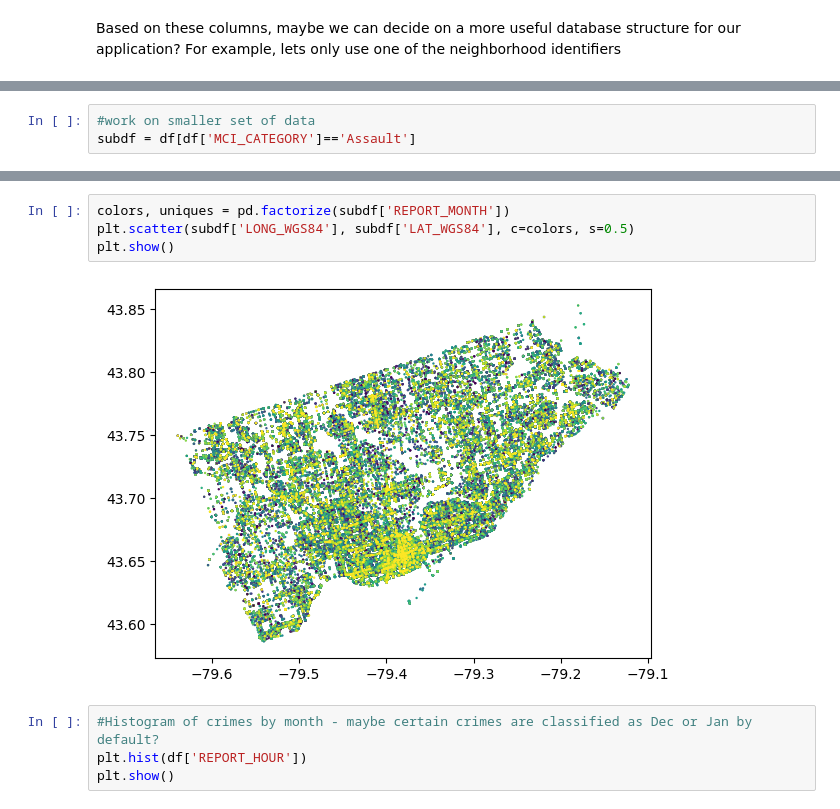
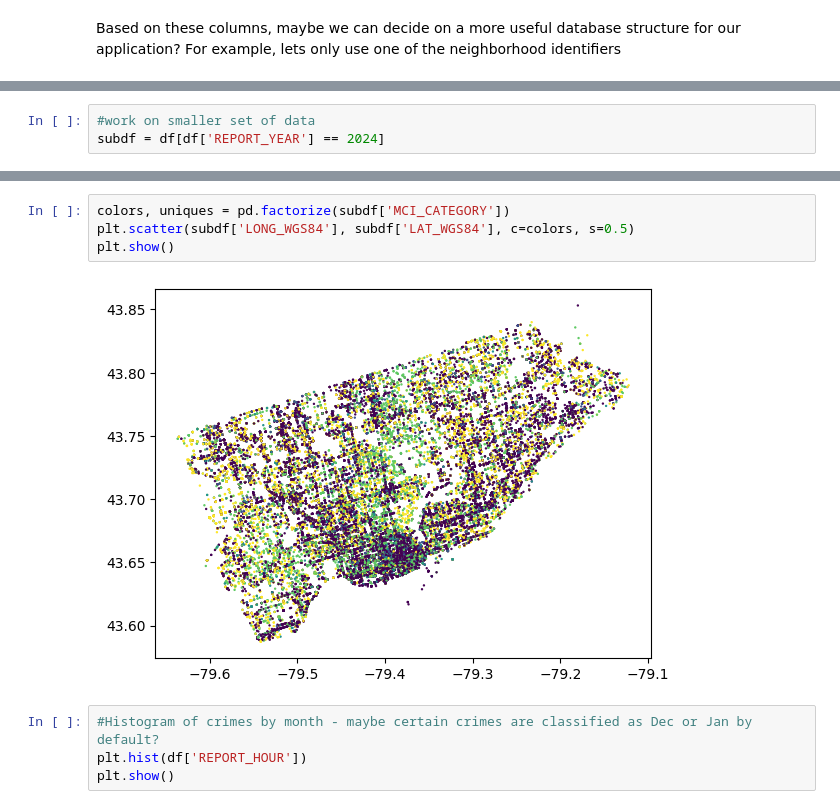
Before and after one commit to Double-Dev/CSCI403-FinalProject, a Jupyter notebook: Stats/stats.ipynb, the cells around one changed output, grey strips where cells are left out. Cells and saved outputs as stored; diff of their text form.

Commit message:
Made more visualizations and tried to organize the repo a tiny bit?

```diff
--- a/Stats/stats.ipynb
+++ b/Stats/stats.ipynb
@@ -46,3 +50,3 @@ plt.show()
 # %%
 #work on smaller set of data
-subdf = df[df['MCI_CATEGORY']=='Assault']
+subdf = df[df['REPORT_YEAR'] == 2024]
@@ -49,9 +61,9 @@ subdf = df[df['MCI_CATEGORY']=='Assault']
 # %%
-colors, uniques = pd.factorize(subdf['REPORT_MONTH'])
+colors, uniques = pd.factorize(subdf['MCI_CATEGORY'])
 plt.scatter(subdf['LONG_WGS84'], subdf['LAT_WGS84'], c=colors, s=0.5)
 plt.show()
 # %% [output]
-[figure, old version]
+[figure, new version]
 # %%
 #Histogram of crimes by month - maybe certain crimes are classified as Dec or Jan by default?
 plt.hist(df['REPORT_HOUR'])
```
Also changed, not shown: parts of 3 cells of this notebook, 3 other files.
